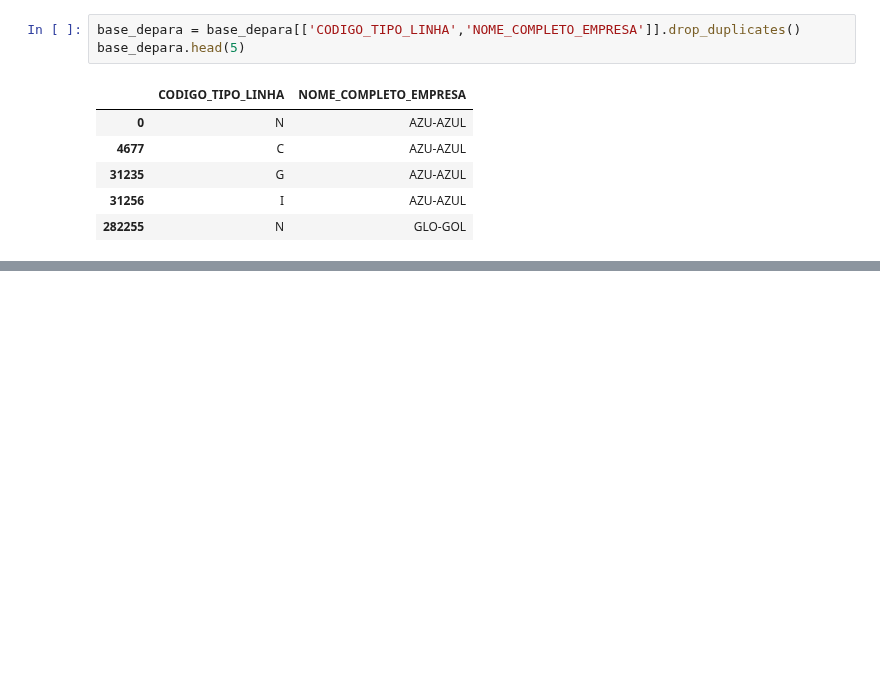
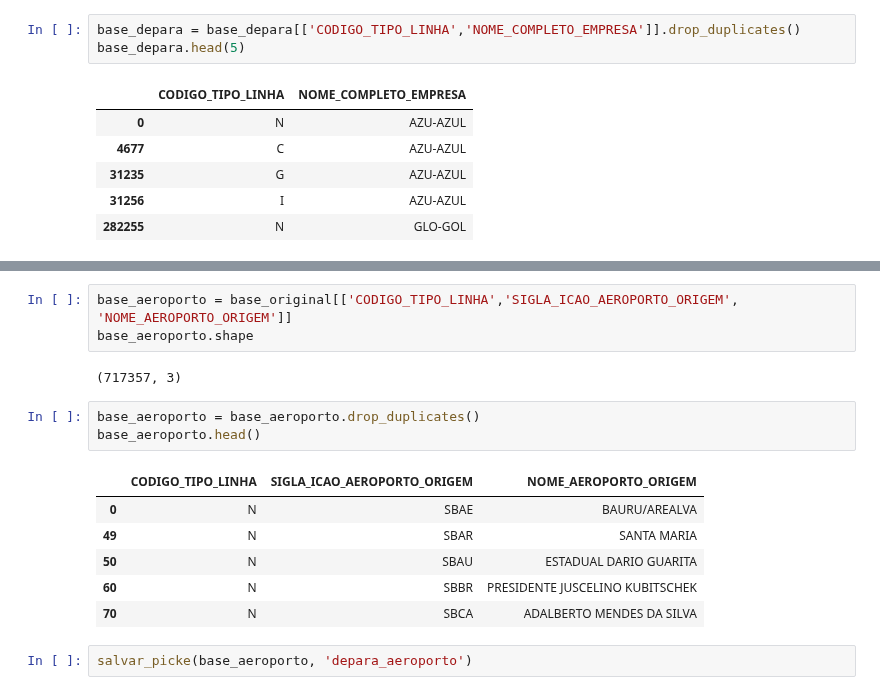
Before and after one commit to rodrigorocha1/dashboard_dados_voos_python, a Jupyter notebook: notebooks/depara.ipynb, the cells around one changed output, grey strips where cells are left out. Cells and saved outputs as stored; diff of their text form; blank space fills up the shorter version.

```diff
--- a/notebooks/depara.ipynb
+++ b/notebooks/depara.ipynb
@@ -61,0 +105,17 @@ salvar_picke(lista_arquivo=base_depara, nome_pkl='lista_companias')
+# %%
+base_aeroporto = base_original[['CODIGO_TIPO_LINHA','SIGLA_ICAO_AEROPORTO_ORIGEM', 'NOME_AEROPORTO_ORIGEM']]
+base_aeroporto.shape
+# %% [output]
+(717357, 3)
+# %%
+base_aeroporto = base_aeroporto.drop_duplicates()
+base_aeroporto.head()
+# %% [output]
+|  | CODIGO_TIPO_LINHA | SIGLA_ICAO_AEROPORTO_ORIGEM | NOME_AEROPORTO_ORIGEM |
+| 0 | N | SBAE | BAURU/AREALVA |
+| 49 | N | SBAR | SANTA MARIA |
+| 50 | N | SBAU | ESTADUAL DARIO GUARITA |
+| 60 | N | SBBR | PRESIDENTE JUSCELINO KUBITSCHEK |
+| 70 | N | SBCA | ADALBERTO MENDES DA SILVA |
+# %%
+salvar_picke(base_aeroporto, 'depara_aeroporto')
```
Also changed, not shown: parts of 5 cells of this notebook, 1 other file.
